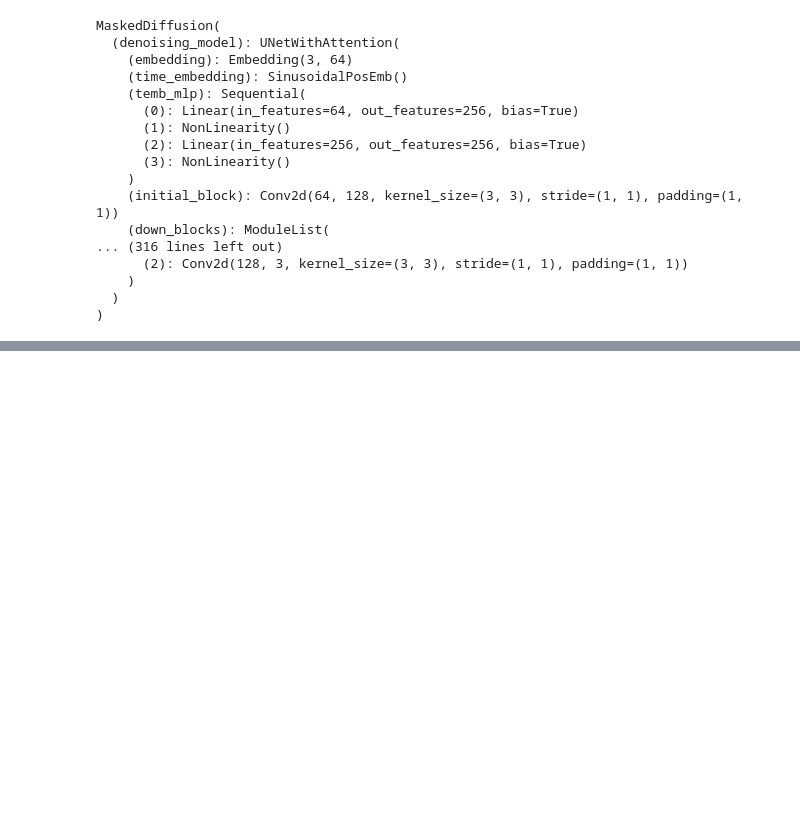
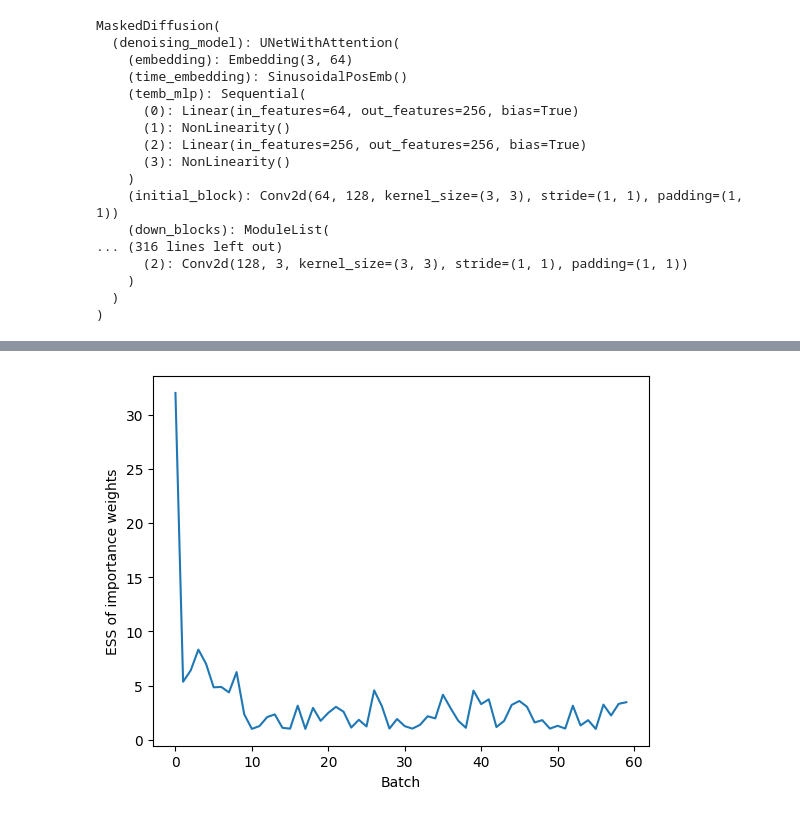
Before and after one commit to chinmay8bit/discrete-diffusion-smc-experiments, a Jupyter notebook: importance_weighted_loss/binarized_mnist.ipynb, the cells around one changed output, grey strips where cells are left out. Drawn from its saved outputs; the diff is of its cells as text; code cells hidden in the pictures; blank space fills up the shorter version.

```diff
--- a/importance_weighted_loss/binarized_mnist.ipynb
+++ b/importance_weighted_loss/binarized_mnist.ipynb
@@ -438,3 +440,12 @@ Batch idx: 2, Loss: 16.32297706604004
+# %%
+import matplotlib.pyplot as plt
+
+plt.plot(ess_trace)
+plt.xlabel("Batch")
+plt.ylabel("ESS of importance weights")
+plt.show()
+# %% [output]
+[figure, added]
 # %%
 import matplotlib.pyplot as plt
 
```
Also changed, not shown: parts of 5 cells of this notebook, 1 other file.
